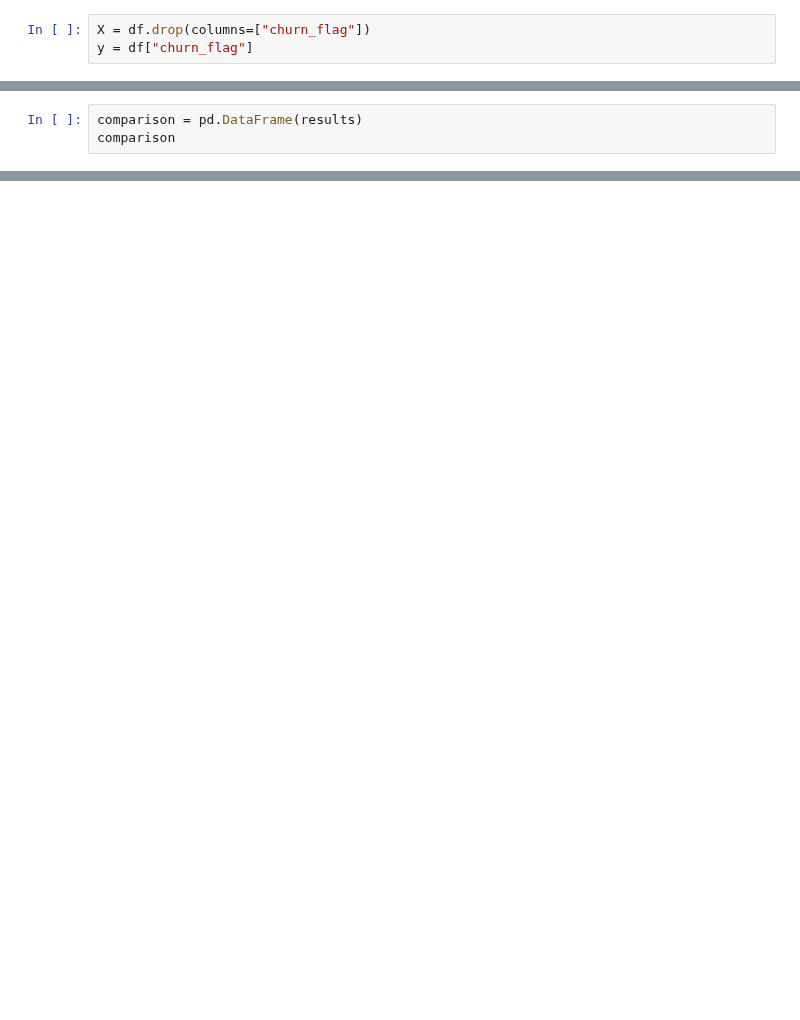
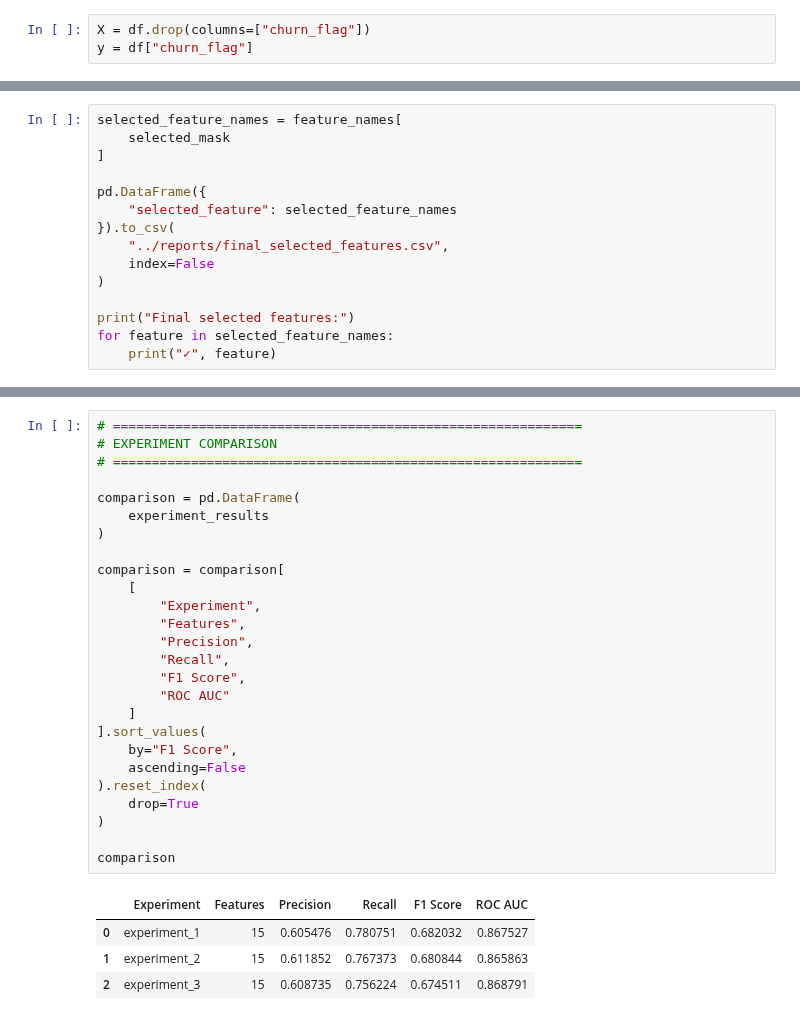
Before and after one commit to tirtha-raut/gen-ai-jaro, a Jupyter notebook: project/customer_churn_prediction/notebooks/model_building.ipynb.ipynb, the cells around one changed output, grey strips where cells are left out. Drawn from its saved outputs; the diff is of its cells as text; blank space fills up the shorter version.

```diff
--- a/project/customer_churn_prediction/notebooks/model_building.ipynb.ipynb
+++ b/project/customer_churn_prediction/notebooks/model_building.ipynb.ipynb
@@ -131,4 +374,16 @@ results = [lr_result, rf_result, xgb_result]
 # %%
-comparison = pd.DataFrame(results)
-comparison
+selected_feature_names = feature_names[
+    selected_mask
+]
+
+pd.DataFrame({
+    "selected_feature": selected_feature_names
+}).to_csv(
+    "../reports/final_selected_features.csv",
+    index=False
+)
+
+print("Final selected features:")
+for feature in selected_feature_names:
+    print("✓", feature)
 # %% [output]
@@ -184,0 +682,31 @@ joblib.dump(best_model, "../models/best_churn_model.pkl")
+# %%
+# ============================================================
+# EXPERIMENT COMPARISON
+# ============================================================
+
+comparison = pd.DataFrame(
+    experiment_results
+)
+
+comparison = comparison[
+    [
+        "Experiment",
+        "Features",
+        "Precision",
+        "Recall",
+        "F1 Score",
+        "ROC AUC"
+    ]
+].sort_values(
+    by="F1 Score",
+    ascending=False
+).reset_index(
+    drop=True
+)
+
+comparison
+# %% [output]
+|  | Experiment | Features | Precision | Recall | F1 Score | ROC AUC |
+| 0 | experiment_1 | 15 | 0.605476 | 0.780751 | 0.682032 | 0.867527 |
+| 1 | experiment_2 | 15 | 0.611852 | 0.767373 | 0.680844 | 0.865863 |
+| 2 | experiment_3 | 15 | 0.608735 | 0.756224 | 0.674511 | 0.868791 |
```
Also changed, not shown: parts of 37 cells of this notebook, 20 other files.
